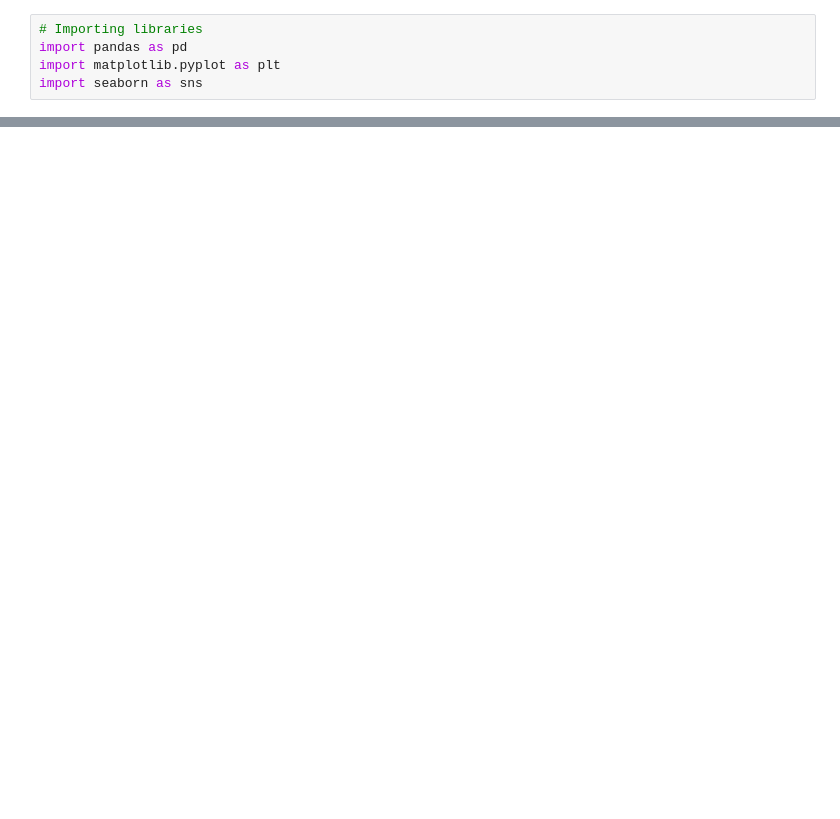
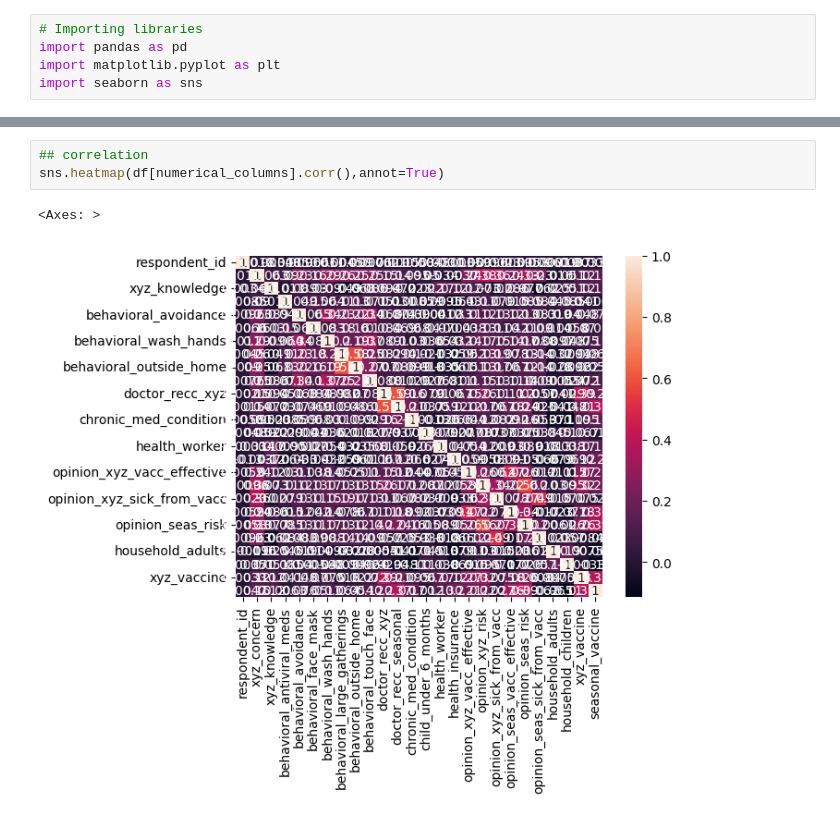
Before and after one commit to Verma12334/Hack-a-thon, a Jupyter notebook: notebooks/EDA.ipynb, the cells around one changed output, grey strips where cells are left out. Drawn from its saved outputs; the diff is of its cells as text; blank space fills up the shorter version.

```diff
--- a/notebooks/EDA.ipynb
+++ b/notebooks/EDA.ipynb
@@ -14,3 +131,9 @@ df.info()
+# %%
+## correlation
+sns.heatmap(df[numerical_columns].corr(),annot=True)
+# %% [output]
+<Axes: >
+[figure, added]
 # %%
 # Visualize the distribution of target variables
 sns.countplot(data=df, x='xyz_vaccine')
```
Also changed, not shown: parts of 12 cells of this notebook, 4 other files.
